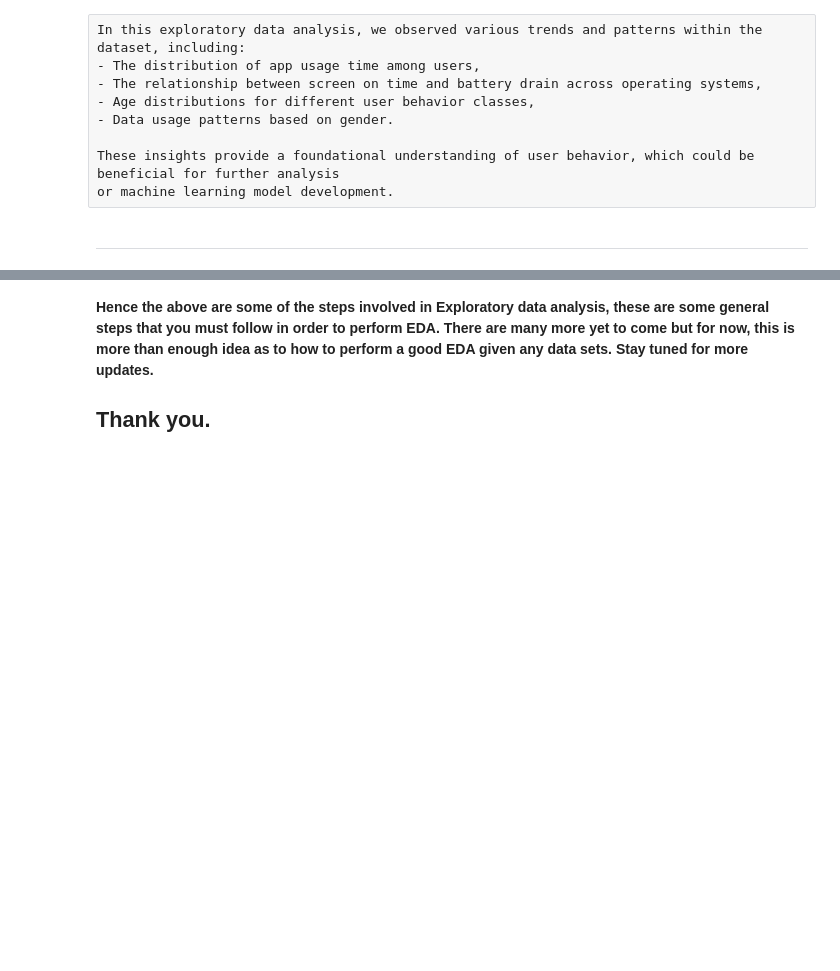
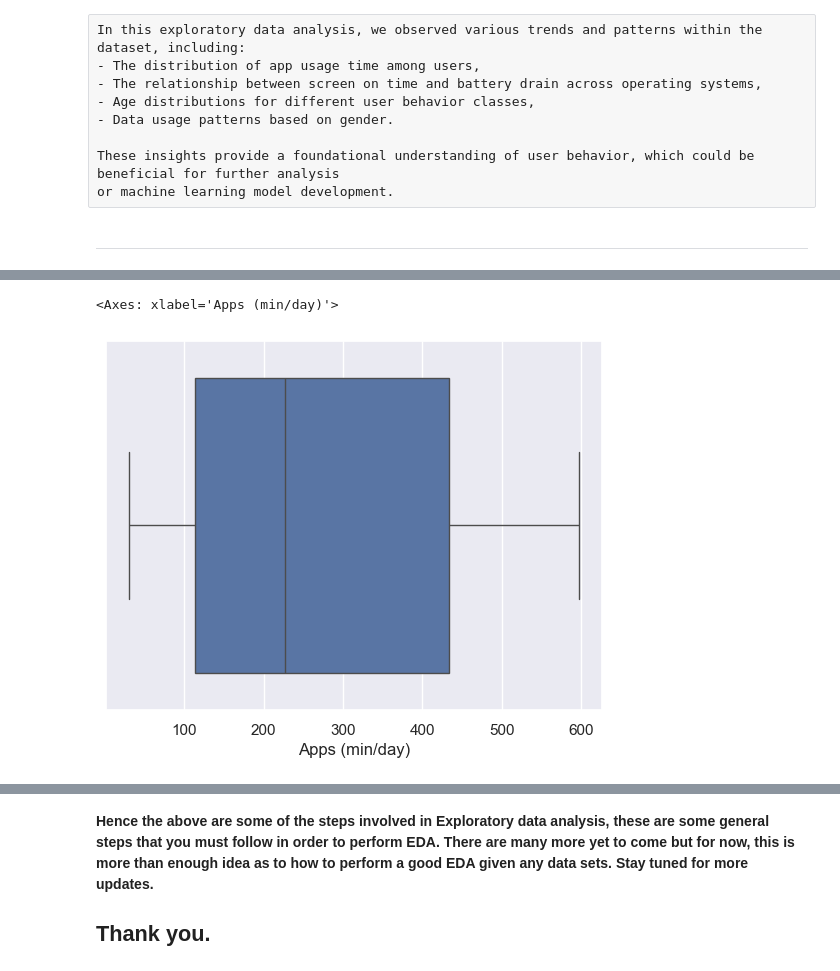
Before and after one commit to DavidBraun777/group-project-seis-631, a Jupyter notebook: intro-to-exploratory-data-analysis-eda-group-1.ipynb, the cells around one changed output, grey strips where cells are left out. Drawn from its saved outputs; the diff is of its cells as text; code cells hidden in the pictures; blank space fills up the shorter version.

```diff
--- a/intro-to-exploratory-data-analysis-eda-group-1.ipynb
+++ b/intro-to-exploratory-data-analysis-eda-group-1.ipynb
@@ -775,0 +851,3 @@ or machine learning model development.
+# %%
+df = df.drop(['User ID'], axis=1)
+df.head(5)
@@ -775,0 +865,3 @@ or machine learning model development.
+# %%
+df = df.rename(columns={"Device Model": "Model", "Operating System": "OS", "App Usage Time (min/day)": "Apps (min/day)", "Screen On Time (hours/day)": "Screen Time (hours/day)","Battery Drain (mAh/day)": "Battery Drain (mAh/day)", "Number of Apps Installed": "# of Apps", "Data Usage (MB/day)": "Data Usage (MB/day)", "Age":"Age", "Gender":"Sex", "User Behavior Class":"User Level" })
+df.head(5)
@@ -775,0 +907,3 @@ or machine learning model development.
+# %%
+df = df.drop_duplicates()
+df.head(5)
@@ -775,0 +949,3 @@ or machine learning model development.
+# %%
+df = df.dropna()    # Dropping the missing values.
+df.count()
@@ -775,0 +982,5 @@ or machine learning model development.
+# %%
+sns.boxplot(x=df['Apps (min/day)'])
+# %% [output]
+<Axes: xlabel='Apps (min/day)'>
+[figure, added]
```
Also changed, not shown: parts of 75 cells of this notebook, 1 other file.
